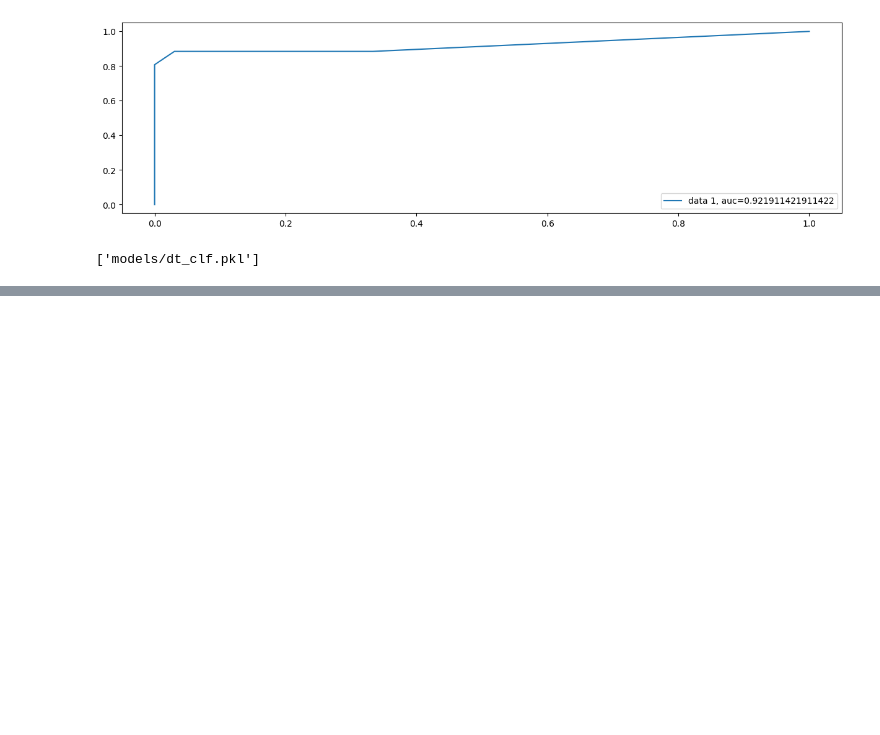
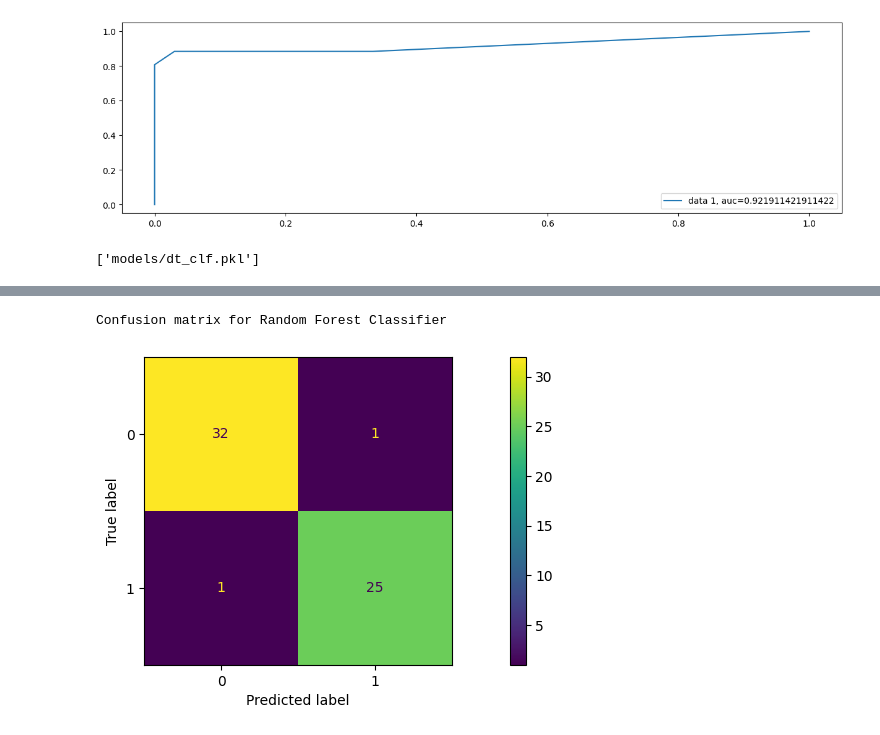
Before and after one commit to NavdeepTU/Machine-Learning, a Jupyter notebook: projects/03. parkinson_disease_prediction/model_training.ipynb, the cells around one changed output, grey strips where cells are left out. Cells and saved outputs as stored; diff of their text form; code cells hidden in the pictures; blank space fills up the shorter version.

Commit message:
trained random forest classifier with hyperparameter tuning

```diff
--- a/projects/03. parkinson_disease_prediction/model_training.ipynb
+++ b/projects/03. parkinson_disease_prediction/model_training.ipynb
@@ -301,3 +302,10 @@ plt.show()
 joblib.dump(dt_clf, "models/dt_clf.pkl")
 # %% [output]
 ['models/dt_clf.pkl']
+# %%
+# Random Forest Classifier
+rfc = RandomForestClassifier()
+rfc.fit(X_train, y_train)
+predRF = rfc.predict(X_test)
+
+print(classification_report(y_test, predRF))
@@ -303,0 +321,11 @@ joblib.dump(dt_clf, "models/dt_clf.pkl")
+# %%
+param_grid = {
+    "n_estimators": range(100, 300, 25),
+    "max_features": ["auto", "sqrt", "log2"],
+    "max_depth": range(1, 10),
+    "random_state": range(100, 250, 50),
+    "criterion": ["gini", "entropy"]
+}
+
+CV_rfc = GridSearchCV(estimator=rfc, param_grid=param_grid, cv=5)
+CV_rfc.fit(X_train, y_train)
@@ -303,0 +347,7 @@ joblib.dump(dt_clf, "models/dt_clf.pkl")
+# %%
+rf_clf = RandomForestClassifier(criterion="entropy", max_depth=7,
+                                max_features="sqrt", n_estimators=125,
+                                random_state=200)
+rf_clf.fit(X_train, y_train)
+predRFC = rf_clf.predict(X_test)
+print(classification_report(y_test, predRFC))
@@ -303,0 +363,9 @@ joblib.dump(dt_clf, "models/dt_clf.pkl")
+# %%
+cm = confusion_matrix(y_test, predRFC, labels=rf_clf.classes_)
+disp_cm = ConfusionMatrixDisplay(confusion_matrix=cm, display_labels=rf_clf.classes_)
+print("Confusion matrix for Random Forest Classifier")
+disp_cm.plot()
+plt.show()
+# %% [output]
+Confusion matrix for Random Forest Classifier
+[figure, added]
```
Also changed, not shown: parts of 7 cells of this notebook, 1 other file.
